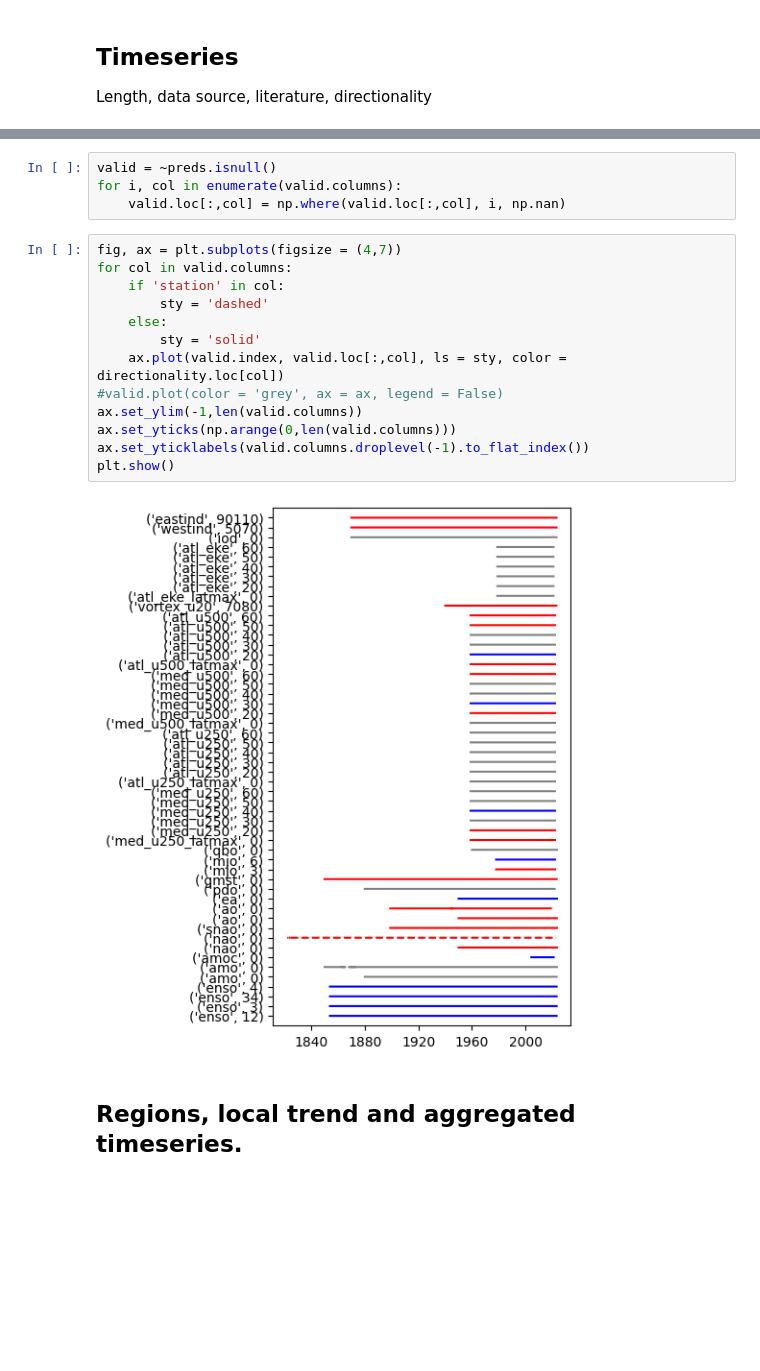
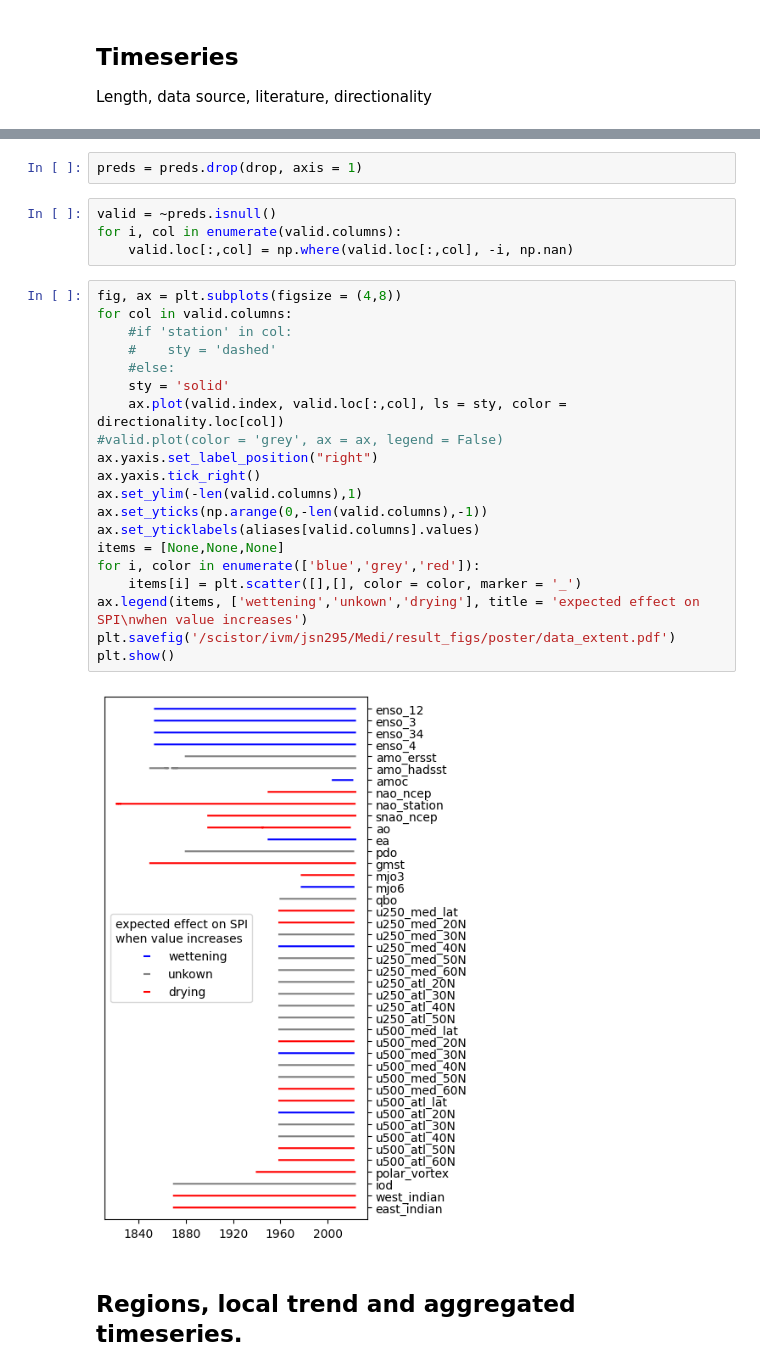
Before and after one commit to chiemvs/Medley, a Jupyter notebook: notebooks/Poster_plots.ipynb, the cells around one changed output, grey strips where cells are left out. Cells and saved outputs as stored; diff of their text form; blank space fills up the shorter version.

Commit message:
Possibility for reverse returning of unique values. Further update of poster plots.

```diff
--- a/notebooks/Poster_plots.ipynb
+++ b/notebooks/Poster_plots.ipynb
@@ -61,22 +84,31 @@ directionality = pd.Series(['blue','blue','blue','blue', #enso 12, 3,34,4
+# %%
+preds = preds.drop(drop, axis = 1)
 # %%
 valid = ~preds.isnull()
 for i, col in enumerate(valid.columns):
-    valid.loc[:,col] = np.where(valid.loc[:,col], i, np.nan)
+    valid.loc[:,col] = np.where(valid.loc[:,col], -i, np.nan)
 # %%
-fig, ax = plt.subplots(figsize = (4,7))
+fig, ax = plt.subplots(figsize = (4,8))
 for col in valid.columns:
-    if 'station' in col:
-        sty = 'dashed'
-    else:
-        sty = 'solid'
+    #if 'station' in col:
+    #    sty = 'dashed'
+    #else:
+    sty = 'solid'
     ax.plot(valid.index, valid.loc[:,col], ls = sty, color = directionality.loc[col])
 #valid.plot(color = 'grey', ax = ax, legend = False)
-ax.set_ylim(-1,len(valid.columns))
-ax.set_yticks(np.arange(0,len(valid.columns)))
-ax.set_yticklabels(valid.columns.droplevel(-1).to_flat_index())
+ax.yaxis.set_label_position("right")
+ax.yaxis.tick_right()
+ax.set_ylim(-len(valid.columns),1)
+ax.set_yticks(np.arange(0,-len(valid.columns),-1))
+ax.set_yticklabels(aliases[valid.columns].values)
+items = [None,None,None]
+for i, color in enumerate(['blue','grey','red']):
+    items[i] = plt.scatter([],[], color = color, marker = '_')
+ax.legend(items, ['wettening','unkown','drying'], title = 'expected effect on SPI\nwhen value increases')
+plt.savefig('/scistor/ivm/jsn295/Medi/result_figs/poster/data_extent.pdf')
 plt.show()
 # %% [output]
-[figure, old version]
+[figure, new version]
 # %% [markdown]
 ## Regions, local trend and aggregated timeseries.
 # %%
```
Also changed, not shown: parts of 14 cells of this notebook, 2 other files.
